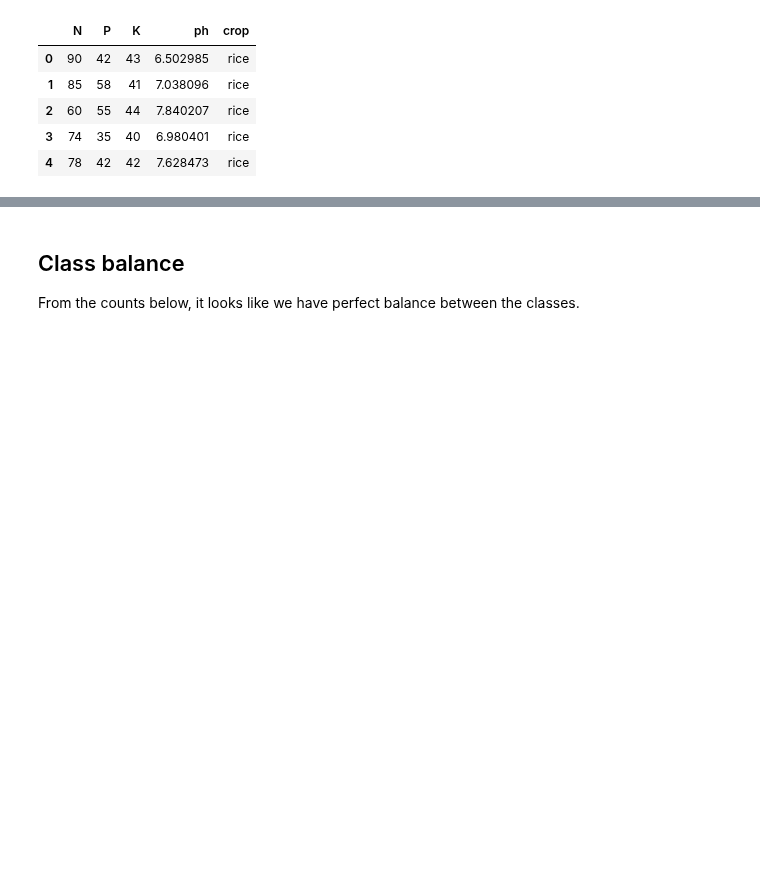
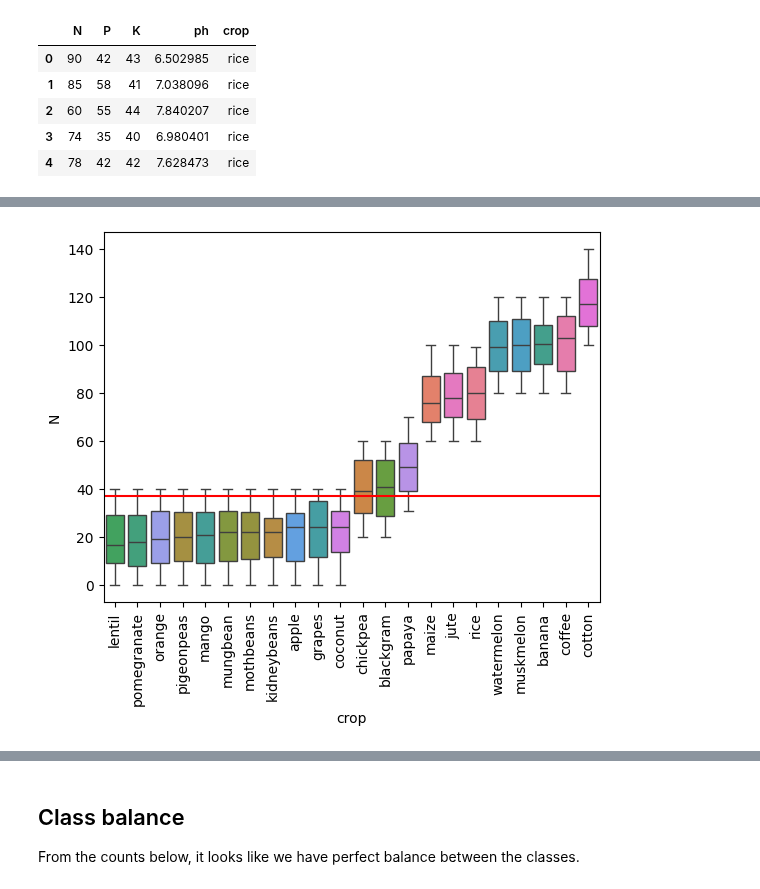
Before and after one commit to MichaelSzczepaniak/DataCamp, a Jupyter notebook: Tracks/Associate Data Scientist/33 Project 9 - Predictive Modeling for Agriculture/PredictiveModelingForAg.ipynb, the cells around one changed output, grey strips where cells are left out. Cells and saved outputs as stored; diff of their text form; code cells hidden in the pictures; blank space fills up the shorter version.

Commit message:
complete eda, model evals and best predictor determination

```diff
--- a/Tracks/Associate Data Scientist/33 Project 9 - Predictive Modeling for Agriculture/PredictiveModelingForAg.ipynb
+++ b/Tracks/Associate Data Scientist/33 Project 9 - Predictive Modeling for Agriculture/PredictiveModelingForAg.ipynb
@@ -40,0 +48,21 @@ crops.head()
+# %%
+import matplotlib.pyplot as plt
+import seaborn as sns
+
+def plot_crop_pred(df, pred):
+    """ Creates a boxplot of the distributions of a predictor (pred) across
+    types of crop
+
+    """
+    # https://www.statology.org/seaborn-boxplot-order-x-axis/
+    group_medians = df.groupby(['crop'])[pred].median().sort_values(ascending=True)
+
+    pred_plot = sns.boxplot(data=df, x='crop', y=pred, hue="crop", order=group_medians.index)
+    pred_plot.axhline(y = df[pred].median(), color='red')  # add grand median reference line
+    plt.xticks(rotation=90)
+    return pred_plot
+
+# nitrogen
+nitrogen_plot = plot_crop_pred(crops, 'N')
+# %% [output]
+[figure, added]
```
Also changed, not shown: parts of 18 cells of this notebook.
